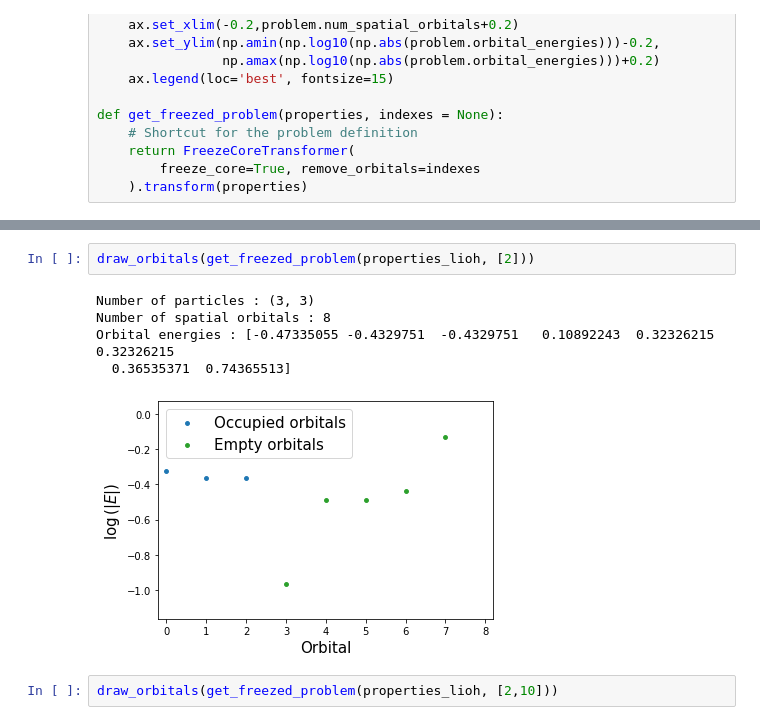
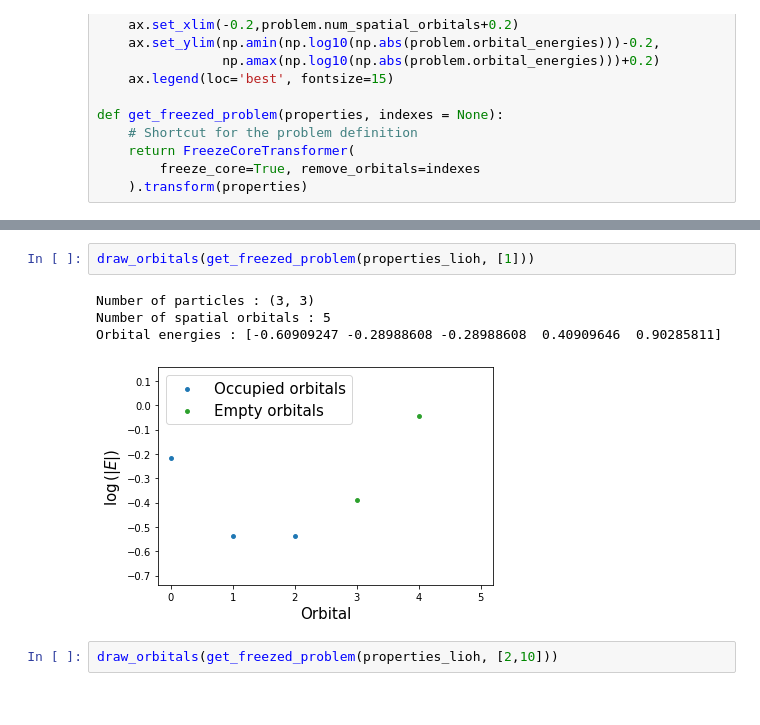
Before and after one commit to QMLcobyla/chemistry, a Jupyter notebook: ch4_test.ipynb, the cells around one changed output, grey strips where cells are left out. Cells and saved outputs as stored; diff of their text form.

```diff
--- a/ch4_test.ipynb
+++ b/ch4_test.ipynb
@@ -177,12 +196,11 @@ Orbital energies : [-1.1717867  -0.47335055 -0.4329751  -0.4329751   0.10892243
 [figure]
 # %%
-draw_orbitals(get_freezed_problem(properties_lioh, [2]))
+draw_orbitals(get_freezed_problem(properties_lioh, [1]))
 # %% [output]
 Number of particles : (3, 3)
-Number of spatial orbitals : 8
-Orbital energies : [-0.47335055 -0.4329751  -0.4329751   0.10892243  0.32326215  0.32326215
-  0.36535371  0.74365513]
+Number of spatial orbitals : 5
+Orbital energies : [-0.60909247 -0.28988608 -0.28988608  0.40909646  0.90285811]
-[figure, old version]
+[figure, new version]
 # %%
 draw_orbitals(get_freezed_problem(properties_lioh, [2,10]))
 # %% [output]
```
Also changed, not shown: parts of 3 cells of this notebook, 2 other files.
